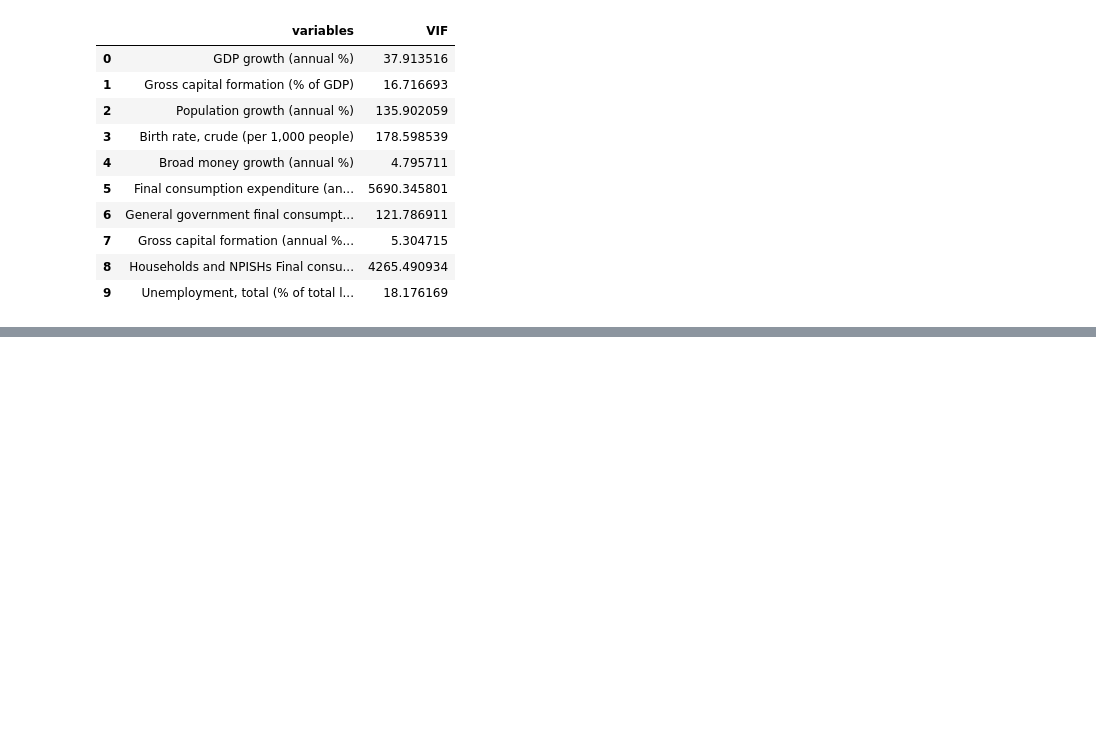
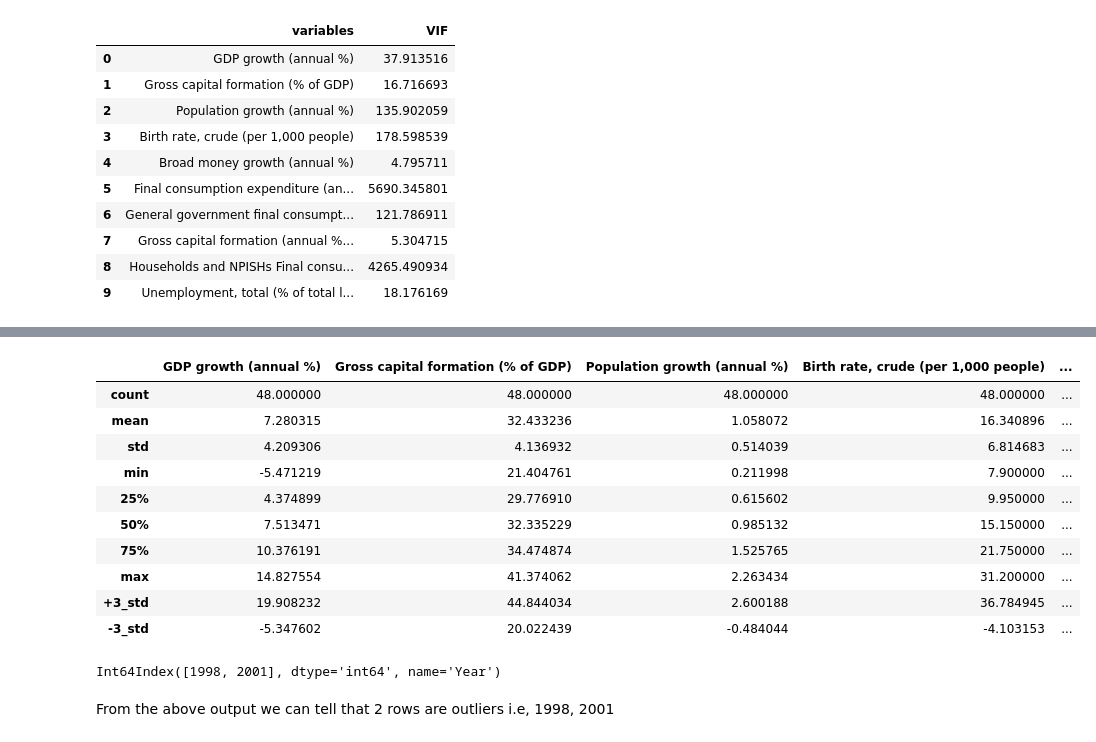
Before and after one commit to Ndaruga/Multiple-Linear-regression, a Jupyter notebook: multiple_linear_regression.ipynb, the cells around one changed output, grey strips where cells are left out. Cells and saved outputs as stored; diff of their text form; code cells hidden in the pictures; blank space fills up the shorter version.

Commit message:
outliers

```diff
--- a/multiple_linear_regression.ipynb
+++ b/multiple_linear_regression.ipynb
@@ -174,0 +187,5 @@ Heat map
+# %%
+# check for outliers using zscore and standard deviations
+# check for the description of the dataset
+desc_korea_df = korea_df.describe()
+desc_korea_df
@@ -174,0 +202,25 @@ Heat map
+# %%
+# adding a positive and negative stsndard deviation of +3 and -3 respectively
+desc_korea_df.loc['+3_std'] = desc_korea_df.loc['mean'] + (desc_korea_df.loc['std'] * 3)
+desc_korea_df.loc['-3_std'] = desc_korea_df.loc['mean'] - (desc_korea_df.loc['std'] * 3)
+desc_korea_df
+# %% [output]
+|  | GDP growth (annual %) | Gross capital formation (% of GDP) | Population growth (annual %) | Birth rate, crude (per 1,000 people) | ... |
+| count | 48.000000 | 48.000000 | 48.000000 | 48.000000 | ... |
+| mean | 7.280315 | 32.433236 | 1.058072 | 16.340896 | ... |
+| std | 4.209306 | 4.136932 | 0.514039 | 6.814683 | ... |
+| min | -5.471219 | 21.404761 | 0.211998 | 7.900000 | ... |
+| 25% | 4.374899 | 29.776910 | 0.615602 | 9.950000 | ... |
+| 50% | 7.513471 | 32.335229 | 0.985132 | 15.150000 | ... |
+| 75% | 10.376191 | 34.474874 | 1.525765 | 21.750000 | ... |
+| max | 14.827554 | 41.374062 | 2.263434 | 31.200000 | ... |
+| +3_std | 19.908232 | 44.844034 | 2.600188 | 36.784945 | ... |
+| -3_std | -5.347602 | 20.022439 | -0.484044 | -4.103153 | ... |
+# %%
+# to remove the outliers that cause very high standard deviation
+remove_outliers_df = korea_df[(np.abs(stats.zscore(korea_df))<3).all(axis = 1)]
+korea_df.index.difference(remove_outliers_df.index)
+# %% [output]
+Int64Index([1998, 2001], dtype='int64', name='Year')
+# %% [markdown]
+From the above output we can tell that 2 rows are outliers i.e, 1998, 2001
```
Also changed, not shown: parts of 11 cells of this notebook.
